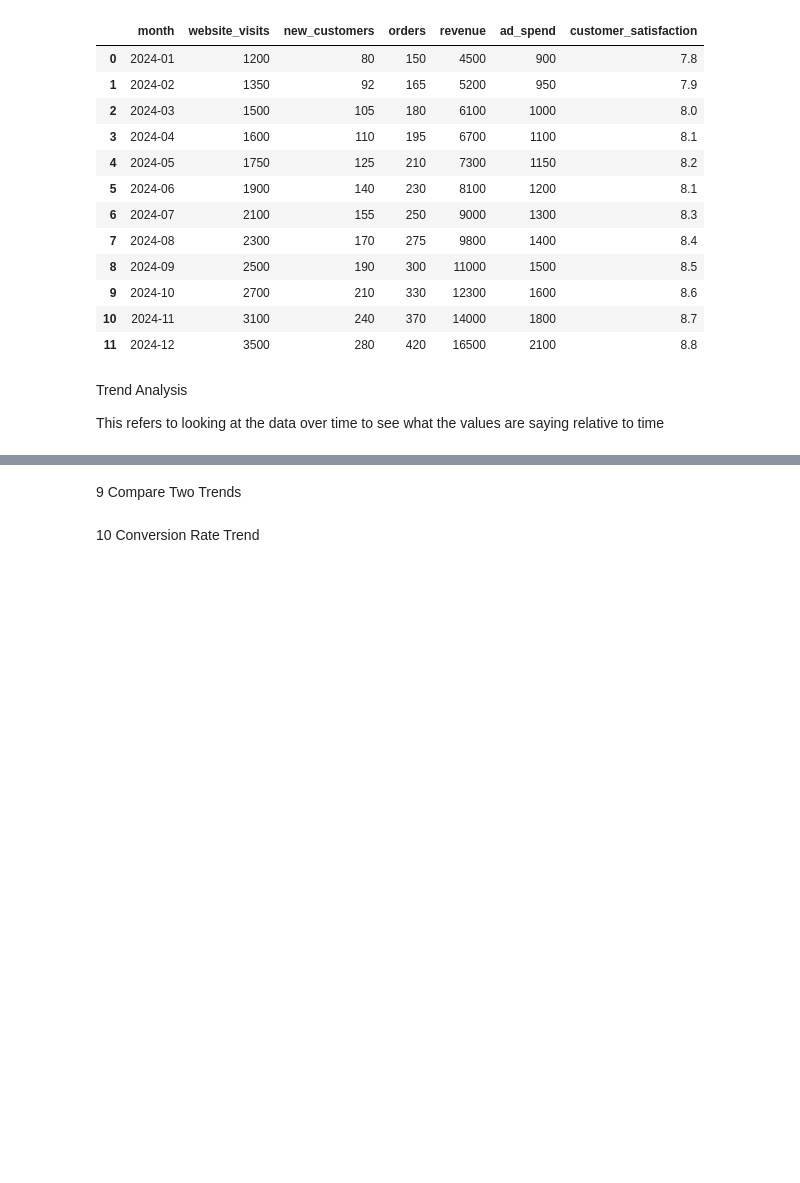
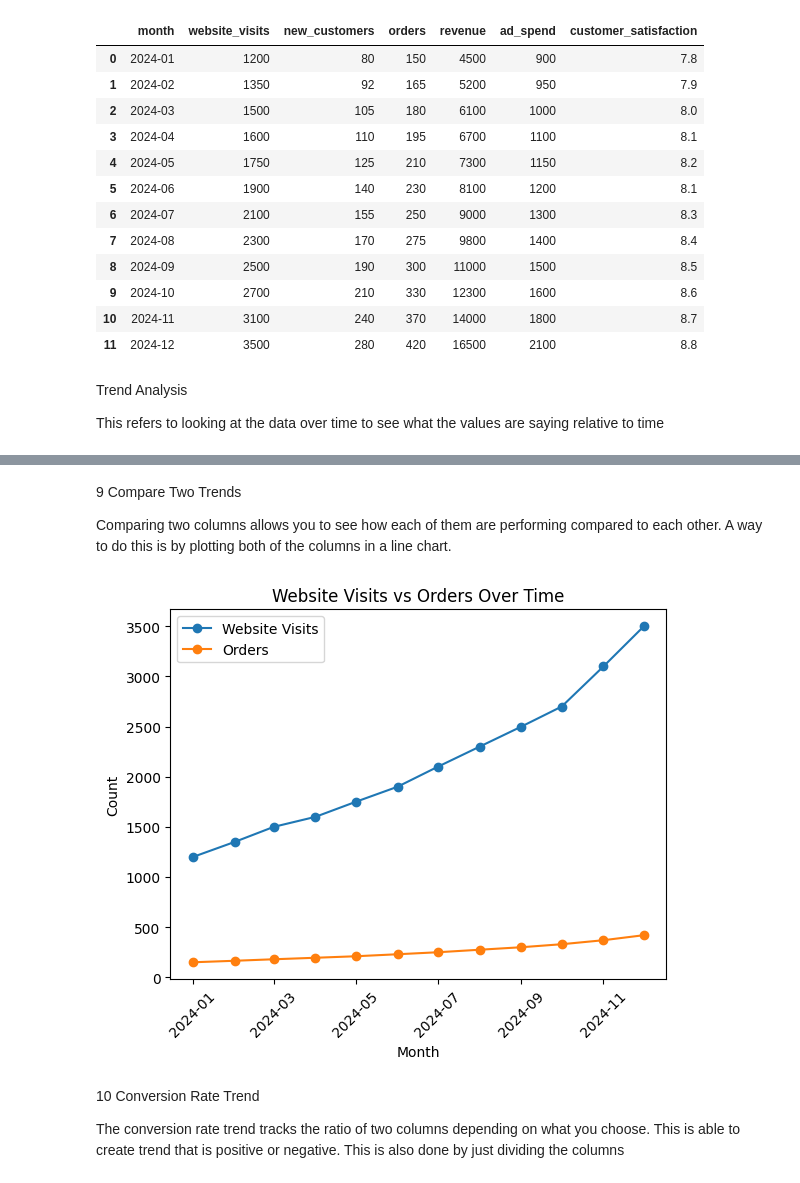
Before and after one commit to JoshPatNava/Exploratory_Data_Analysis, a Jupyter notebook: Trend_Analysis/trend_analysis.ipynb, the cells around one changed output, grey strips where cells are left out. Saved outputs shown, nothing was run; the diff lists cells and outputs as text; code cells hidden in the pictures; blank space fills up the shorter version.

```diff
--- a/Trend_Analysis/trend_analysis.ipynb
+++ b/Trend_Analysis/trend_analysis.ipynb
@@ -93,0 +219,5 @@ This refers to looking at the data over time to see what the values are saying r
+# %%
+# Find the cumulative sum using the revenue
+trend_df["cumulative_revenue"] = trend_df["revenue"].cumsum()
+# Check the dataframe
+trend_df[["month", "revenue", "cumulative_revenue"]]
@@ -94,4 +238,21 @@ This refers to looking at the data over time to see what the values are saying r
 # %% [markdown]
 9 Compare Two Trends
+
+Comparing two columns allows you to see how each of them are performing compared to each other. A way to do this is by plotting both of the columns in a line chart.
+# %%
+# Plot the line chart and compare the order and website visits
+plt.figure()
+plt.plot(trend_df["month"], trend_df["website_visits"], marker="o", label="Website Visits")
+plt.plot(trend_df["month"], trend_df["orders"], marker="o", label="Orders")
+plt.title("Website Visits vs Orders Over Time")
+plt.xlabel("Month")
+plt.ylabel("Count")
+plt.xticks(rotation=45)
+plt.legend()
+plt.show()
+# %% [output]
+[figure, added]
 # %% [markdown]
 10 Conversion Rate Trend
+
+The conversion rate trend tracks the ratio of two columns depending on what you choose. This is able to create  trend that is positive or negative. This is also done by just dividing the columns
```
Also changed, not shown: parts of 28 cells of this notebook, 1 other file.
